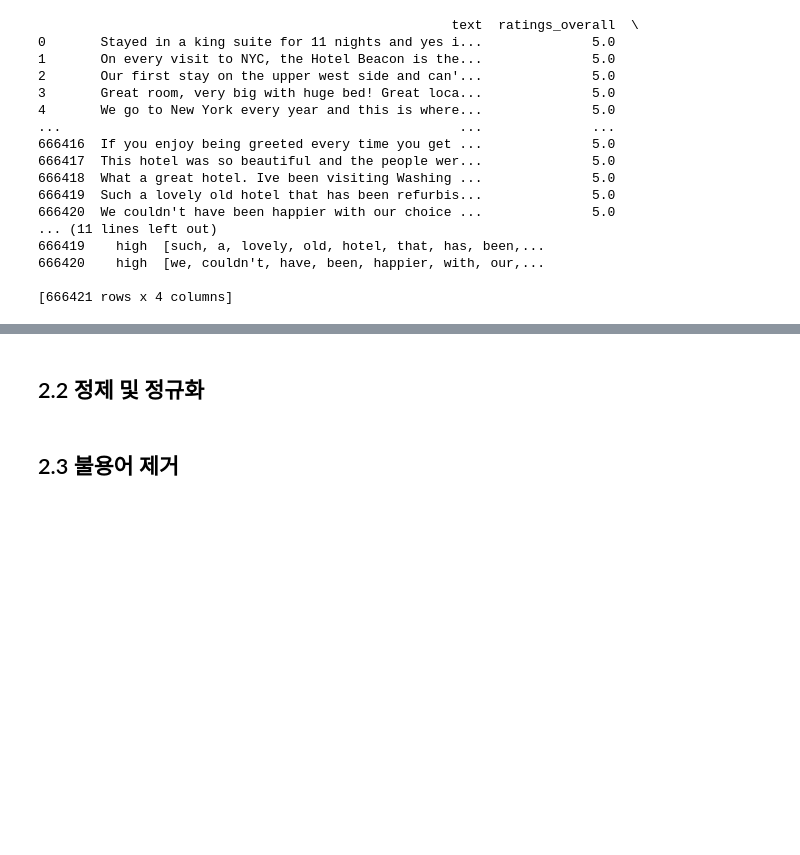
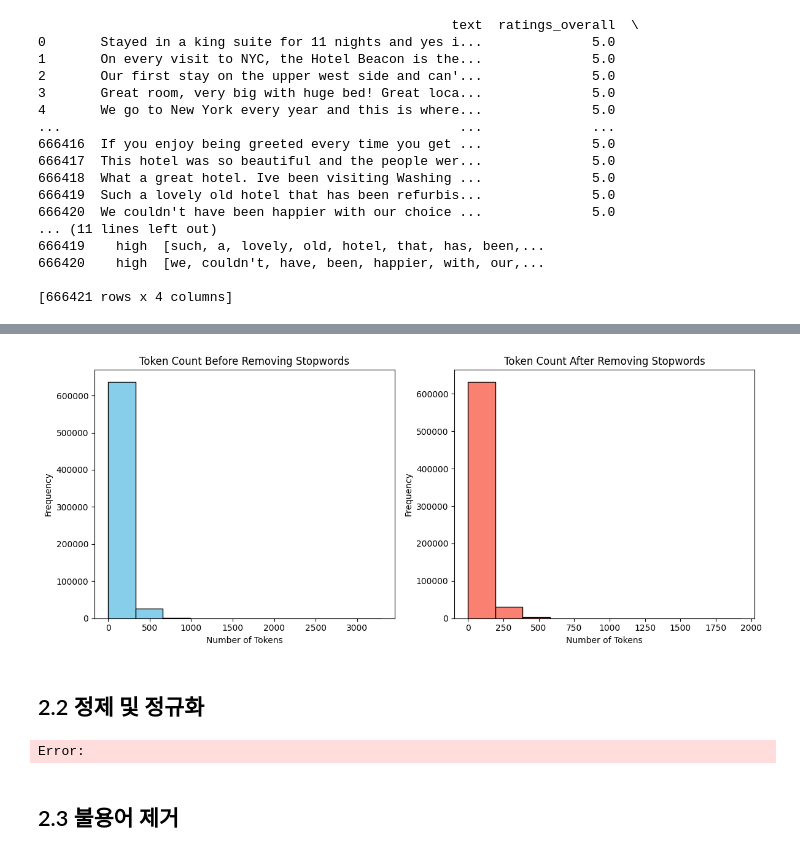
Before and after one commit to songye38/DAStudy, a Jupyter notebook: SONGYE/240204/240204_SONGYE.ipynb, the cells around one changed output, grey strips where cells are left out. Saved outputs shown, nothing was run; the diff lists cells and outputs as text; code cells hidden in the pictures; blank space fills up the shorter version.

```diff
--- a/SONGYE/240204/240204_SONGYE.ipynb
+++ b/SONGYE/240204/240204_SONGYE.ipynb
@@ -111,5 +111,54 @@ print(refined_df)
+# %%
+
+# NLTK에서 제공하는 불용어 리스트
+stop_words = set(stopwords.words('english'))
+
+# 'tokens' 칼럼에 있는 리스트에서 불용어 제거
+refined_df['tokens'] = refined_df['tokens'].apply(lambda token_list: [word for word in token_list if word.lower() not in stop_words])
+# %%
+
+refined_df['token_count_after'] = refined_df['tokens'].apply(len)
+
+# 시각화
+fig, axes = plt.subplots(nrows=1, ncols=2, figsize=(12, 5))
+
+# 불용어 제거 전의 토큰 개수 시각화
+axes[0].hist(refined_df['token_count'], bins=10, color='skyblue', edgecolor='black')
+axes[0].set_title('Token Count Before Removing Stopwords')
+axes[0].set_xlabel('Number of Tokens')
+axes[0].set_ylabel('Frequency')
+
+# 불용어 제거 후의 토큰 개수 시각화
+axes[1].hist(refined_df['token_count_after'], bins=10, color='salmon', edgecolor='black')
+axes[1].set_title('Token Count After Removing Stopwords')
+axes[1].set_xlabel('Number of Tokens')
+axes[1].set_ylabel('Frequency')
+
+plt.tight_layout()
+plt.show()
+# %% [output]
+[figure, added]
 # %% [markdown]
 ## 2.2 정제 및 정규화
+# %%
+import pandas as pd
+from sklearn.feature_extraction.text import TfidfVectorizer
+
+
+# TfidfVectorizer를 사용하여 TF-IDF 행렬 생성
+vectorizer = TfidfVectorizer()
+tfidf_matrix = vectorizer.fit_transform(refined_df['tokens'].apply(lambda x: ' '.join(x)))
+
+# TF-IDF 행렬을 DataFrame으로 변환 (선택사항, 확인용)
+tfidf_df = pd.DataFrame(tfidf_matrix.toarray(), columns=vectorizer.get_feature_names_out())
+
+# 특정 기준에 따라 단어 선택 (예: TF-IDF 값이 일정 threshold 이상인 경우)
+selected_words = tfidf_df.columns[tfidf_df.mean() > 0.1]  # 예시: 평균 TF-IDF 값이 0.1 이상인 단어 선택
+
+# 선택된 단어들로 새로운 'tokens' 칼럼 생성
+refined_df['tokens_tfidf'] = refined_df['tokens'].apply(lambda x: [word for word in x if word in selected_words])
+# %% [output]
+Error:
 # %% [markdown]
 ## 2.3 불용어 제거
 # %% [markdown]
```
Also changed, not shown: parts of 8 cells of this notebook.
